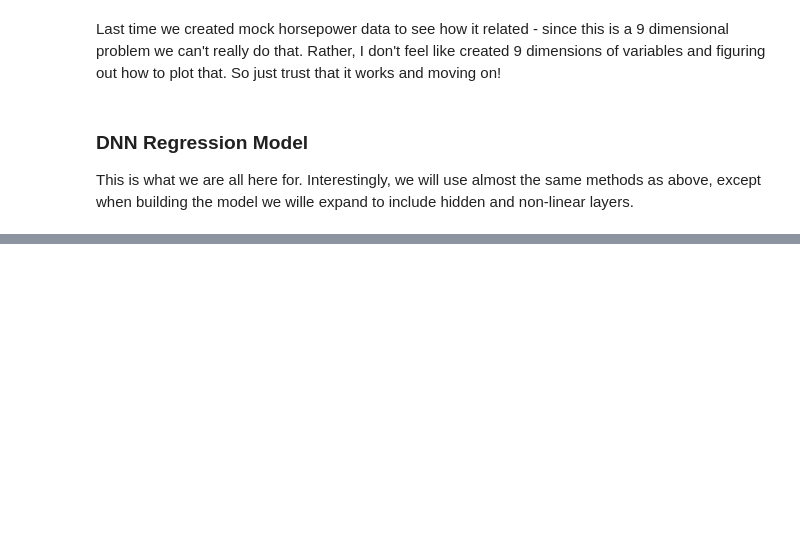
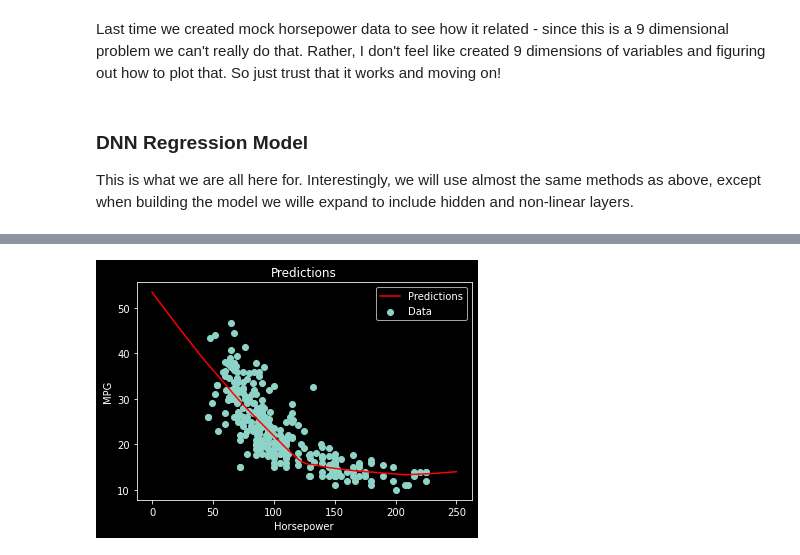
Before and after one commit to acherrera/machine_learning_learning, a Jupyter notebook: tutorials/06_regression/06_regression.ipynb, the cells around one changed output, grey strips where cells are left out. Drawn from its saved outputs; the diff is of its cells as text; code cells hidden in the pictures; blank space fills up the shorter version.

```diff
--- a/tutorials/06_regression/06_regression.ipynb
+++ b/tutorials/06_regression/06_regression.ipynb
@@ -350,0 +404,7 @@ This is what we are all here for. Interestingly, we will use almost the same met
+# %%
+# Same thing as before, but now with a non-linear model. Does much better
+x = tf.linspace(0.0, 250, 251)
+y = dnn_horsepower_model.predict(x)
+plot_horsepower(x, y)
+# %% [output]
+[figure, added]
```
Also changed, not shown: parts of 24 cells of this notebook, 4 other files.
